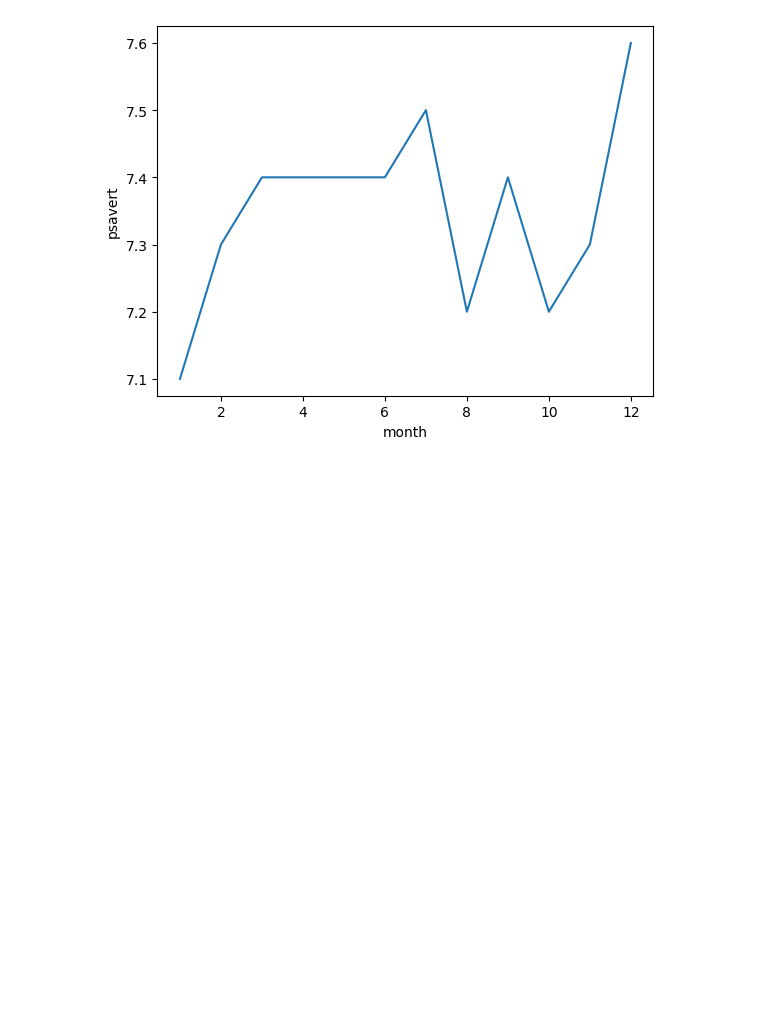
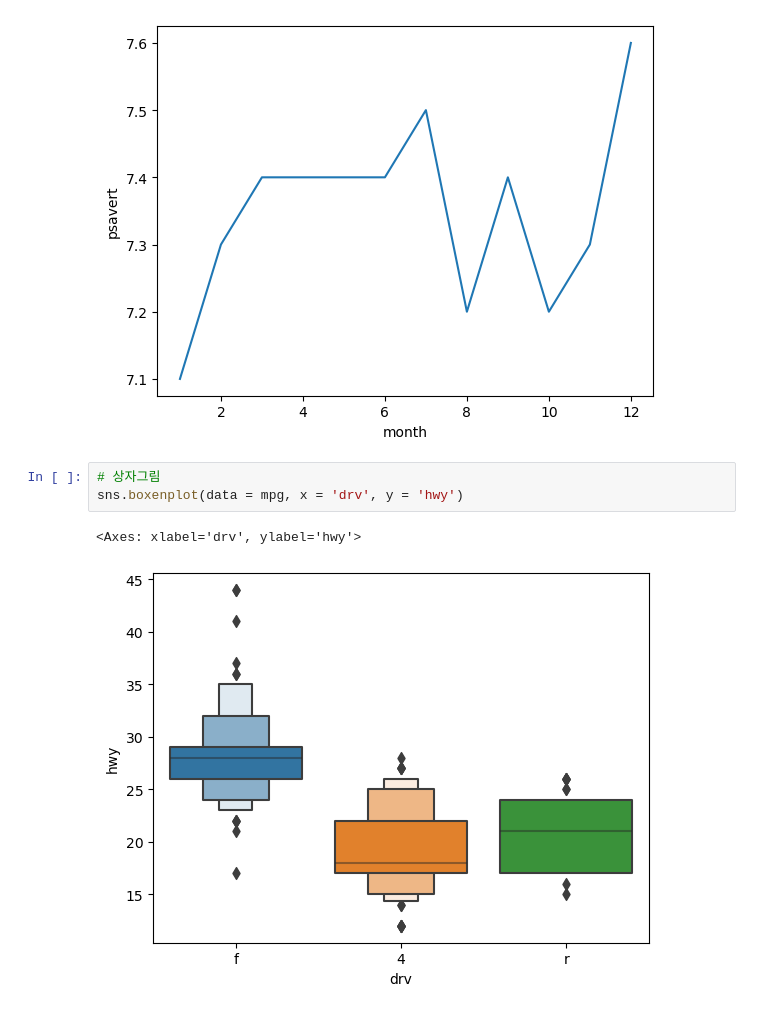
Before and after one commit to CHYIJE/kit_bigtata, a Jupyter notebook: src/chapter08.ipynb, the cells around one changed output. Saved outputs shown, nothing was run; the diff lists cells and outputs as text; blank space fills up the shorter version.

```diff
--- a/src/chapter08.ipynb
+++ b/src/chapter08.ipynb
@@ -327,3 +327,9 @@ The `ci` parameter is deprecated. Use `errorbar=None` for the same effect.
   sns.lineplot(data = df_2014, x = 'month', y = 'psavert', ci = None)
 <Axes: xlabel='month', ylabel='psavert'>
 [figure]
+# %%
+# 상자그림
+sns.boxenplot(data = mpg, x = 'drv', y = 'hwy')
+# %% [output]
+<Axes: xlabel='drv', ylabel='hwy'>
+[figure, added]
```
Also changed, not shown: parts of 1 cell of this notebook.
